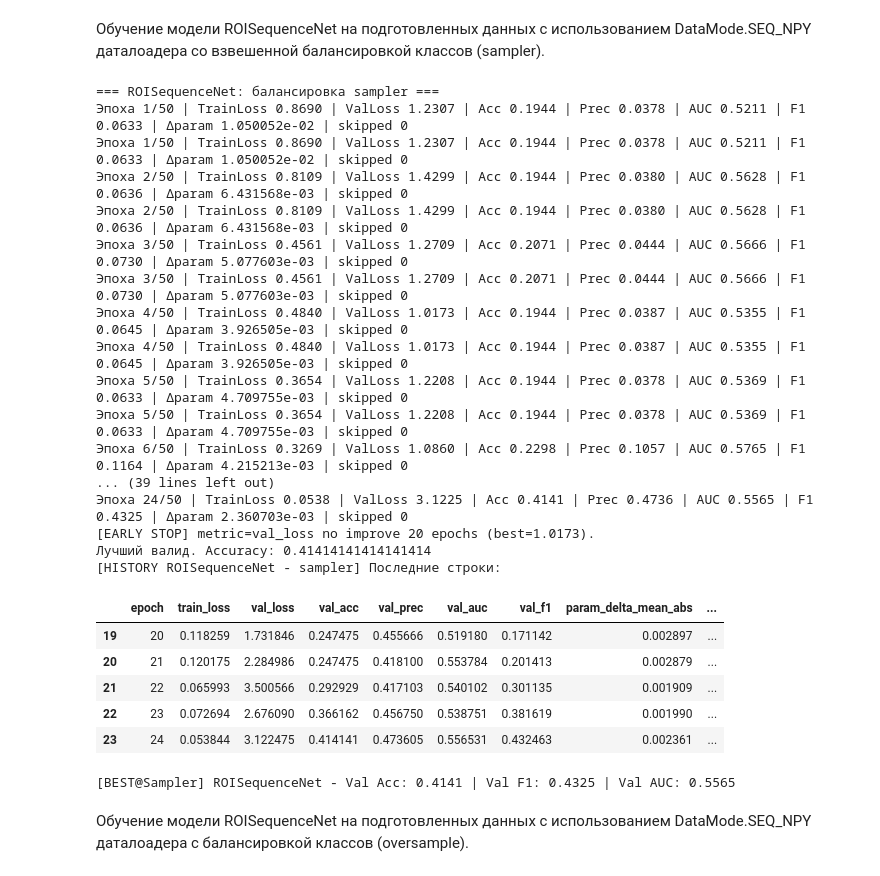
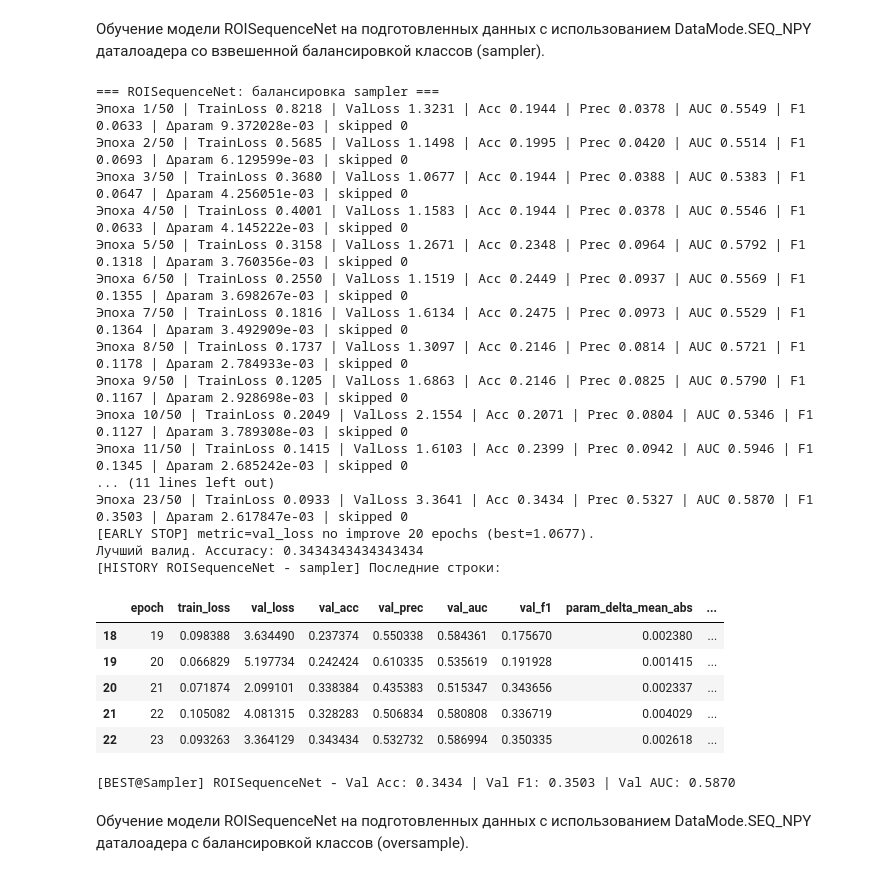
Before and after one commit to Amissum/ADHD_connectome_biomarkers_transfer_research, a Jupyter notebook: ADHD200/Pipelines/AthenaPipeline/Iter_3_ADHD200_train_v3.ipynb, the cells around one changed output. Saved outputs shown, nothing was run; the diff lists cells and outputs as text; code cells hidden in the pictures.

Commit message:
Updated ROISequenceNet by changing GRU layer with LSTM. Also fixed constants and model learning logic

```diff
--- a/ADHD200/Pipelines/AthenaPipeline/Iter_3_ADHD200_train_v3.ipynb
+++ b/ADHD200/Pipelines/AthenaPipeline/Iter_3_ADHD200_train_v3.ipynb
@@ -1111,12 +1104,19 @@ class MultiHeadTemporalAttention(nn.Module):
         if mask is None: return Z.mean(dim=1)
         w = mask.float().unsqueeze(-1); return (Z*w).sum(dim=1)/(w.sum(dim=1)+1e-8)
 
-# Основная модель ROISequenceNet: FiLM + SE + TCN + SE + BiGRU + MultiHeadAttention + Head
+# Основная модель ROISequenceNet: FiLM + SE + TCN + SE1D + BiLSTM + MultiHeadAttention + Head
 # Вход: (B,T,R) - батч временных рядов с R признаками
 # Выход: (B,C) - логиты по классам
-# Параметры настраивают размерности, дропауты и использование FiLM
+# Используются:
+# FiLM - условная модуляция по ковариатам (если cov_dim>0)
+# SE - Squeeze-and-Excitation блоки
+# TCN - Temporal Convolutional Network блоки для извлечения временных признаков
+# SE1D - SE блоки для 1D тензоров для пространственной адаптации
+# BiLSTM - двунаправленный LSTM для моделирования временных зависимостей
+# MultiHeadAttention - многоголовое временное внимание для агрегации по времени
+# Выход модели - логиты по классам ADHD
 class ROISequenceNet(nn.Module):
-    def __init__(self, n_roi, n_classes=4, cov_dim=0, tcn_dropout=0.1, gru_hidden=128, attn_heads=4):
+    def __init__(self, n_roi, n_classes=4, cov_dim=0, tcn_dropout=0.1, lstm_hidden=128, attn_heads=4):
         super().__init__()
         self.film = FiLM(cov_dim, 128) if cov_dim>0 else None
         self.se1 = SE1D(n_roi)
@@ -1126,9 +1126,9 @@ class ROISequenceNet(nn.Module):
             TemporalBlock(128, 128, kernel_size=5, dilation=4, dropout=tcn_dropout),
         )
         self.se2 = SE1D(128)
-        self.bigru = nn.GRU(input_size=128, hidden_size=gru_hidden, batch_first=True, bidirectional=True)
-        self.attn = MultiHeadTemporalAttention(d_model=2*gru_hidden, n_heads=attn_heads)
-        self.head = nn.Sequential(nn.Linear(2*gru_hidden,128), nn.ReLU(), nn.Dropout(0.2), nn.Linear(128, n_classes))
+        self.bigru = nn.LSTM(input_size=128, hidden_size=lstm_hidden, batch_first=True, bidirectional=True)
+        self.attn = MultiHeadTemporalAttention(d_model=2*lstm_hidden, n_heads=attn_heads)
+        self.head = nn.Sequential(nn.Linear(2*lstm_hidden,128), nn.ReLU(), nn.Dropout(0.2), nn.Linear(128, n_classes))
     def forward(self, x, mask=None, z=None):
         x = x.transpose(1,2); x = self.se1(x)
         if self.film is not None and z is not None: x = self.film(x, z)
@@ -1817,52 +1762,55 @@ print(f"[BEST@Sampler] SimpleGRU - Val Acc: {val_acc_gru_sampler:.4f} | Val F1:
 # %%
 model_roi_seq_net_sampler = ROISequenceNet(n_roi=ROI, n_classes=N_CLASSES, cov_dim=cov_dim).to(DEVICE)
 checkpoint_dir_path_roi_seq_net_sampler = f"{CHECKPOINT_DIR}/ROISequenceNet_sampler"
 os.makedirs(checkpoint_dir_path_roi_seq_net_sampler, exist_ok=True)
 
 print('\n=== ROISequenceNet: балансировка sampler ===')
-if not REUSE_MODELS or not os.path.exists(os.path.join(checkpoint_dir_path_roi_seq_net_sampler, 'best_model.pth')):
+if not REUSE_MAIN_MODELS or not os.path.exists(os.path.join(checkpoint_dir_path_roi_seq_net_sampler, 'best_model.pth')):
+    # Удалим существующий чекпоинт, чтобы не мешал
+    if os.path.exists(os.path.join(checkpoint_dir_path_roi_seq_net_sampler, 'best_model.pth')):
+        os.remove(os.path.join(checkpoint_dir_path_roi_seq_net_sampler, 'best_model.pth'))
     history_roi_seq_sampler = train_model(
         model_roi_seq_net_sampler, train_dl_sampler, val_dl_sampler, class_counts_main, DEVICE,
         epochs=EPOCHS, checkpoint_dir=checkpoint_dir_path_roi_seq_net_sampler,
         lr=LR, weight_decay=WEIGHT_DECAY, debug=False,
         early_metric=EARLY_STOP_METRIC, patience=EARLY_STOP_PATIENCE, min_delta=MIN_DELTA_IMPROVE
     )
     hist_roi_seq_sampler_df = pd.DataFrame(history_roi_seq_sampler)
     print('[HISTORY ROISequenceNet - sampler] Последние строки:')
     display(hist_roi_seq_sampler_df.tail())
 else:
-    model_roi_seq_net_sampler.load_state_dict(torch.load(os.path.join(checkpoint_dir_path_roi_seq_net_sampler, 'best_model.pth')))
     print("Загружен существующий чекпоинт ROISequenceNet.")
 
-model_roi_seq_net_sampler.load_state_dict(torch.load(os.path.join(checkpoint_dir_path_roi_seq_net_sampler, 'best_model.pth')))
+if os.path.exists(os.path.join(checkpoint_dir_path_roi_seq_net_sampler, 'best_model.pth')):
+    model_roi_seq_net_sampler.load_state_dict(torch.load(os.path.join(checkpoint_dir_path_roi_seq_net_sampler, 'best_model.pth')))
 model_roi_seq_net_sampler.eval()
 val_loss_roi_seq_net_sampler, val_acc_roi_seq_net_sampler, val_prec_roi_seq_net_sampler, val_auc_roi_seq_net_sampler, val_f1_roi_seq_net_sampler = Trainer(model_roi_seq_net_sampler, train_dl_sampler, val_dl_sampler, class_counts_main, DEVICE).evaluate()
 print(f"[BEST@Sampler] ROISequenceNet - Val Acc: {val_acc_roi_seq_net_sampler:.4f} | Val F1: {val_f1_roi_seq_net_sampler:.4f} | Val AUC: {val_auc_roi_seq_net_sampler:.4f}")
 # %% [output]
 === ROISequenceNet: балансировка sampler ===
-Эпоха 1/50 | TrainLoss 0.8690 | ValLoss 1.2307 | Acc 0.1944 | Prec 0.0378 | AUC 0.5211 | F1 0.0633 | Δparam 1.050052e-02 | skipped 0
-Эпоха 1/50 | TrainLoss 0.8690 | ValLoss 1.2307 | Acc 0.1944 | Prec 0.0378 | AUC 0.5211 | F1 0.0633 | Δparam 1.050052e-02 | skipped 0
-Эпоха 2/50 | TrainLoss 0.8109 | ValLoss 1.4299 | Acc 0.1944 | Prec 0.0380 | AUC 0.5628 | F1 0.0636 | Δparam 6.431568e-03 | skipped 0
-Эпоха 2/50 | TrainLoss 0.8109 | ValLoss 1.4299 | Acc 0.1944 | Prec 0.0380 | AUC 0.5628 | F1 0.0636 | Δparam 6.431568e-03 | skipped 0
-Эпоха 3/50 | TrainLoss 0.4561 | ValLoss 1.2709 | Acc 0.2071 | Prec 0.0444 | AUC 0.5666 | F1 0.0730 | Δparam 5.077603e-03 | skipped 0
-Эпоха 3/50 | TrainLoss 0.4561 | ValLoss 1.2709 | Acc 0.2071 | Prec 0.0444 | AUC 0.5666 | F1 0.0730 | Δparam 5.077603e-03 | skipped 0
-Эпоха 4/50 | TrainLoss 0.4840 | ValLoss 1.0173 | Acc 0.1944 | Prec 0.0387 | AUC 0.5355 | F1 0.0645 | Δparam 3.926505e-03 | skipped 0
-Эпоха 4/50 | TrainLoss 0.4840 | ValLoss 1.0173 | Acc 0.1944 | Prec 0.0387 | AUC 0.5355 | F1 0.0645 | Δparam 3.926505e-03 | skipped 0
-Эпоха 5/50 | TrainLoss 0.3654 | ValLoss 1.2208 | Acc 0.1944 | Prec 0.0378 | AUC 0.5369 | F1 0.0633 | Δparam 4.709755e-03 | skipped 0
-Эпоха 5/50 | TrainLoss 0.3654 | ValLoss 1.2208 | Acc 0.1944 | Prec 0.0378 | AUC 0.5369 | F1 0.0633 | Δparam 4.709755e-03 | skipped 0
-Эпоха 6/50 | TrainLoss 0.3269 | ValLoss 1.0860 | Acc 0.2298 | Prec 0.1057 | AUC 0.5765 | F1 0.1164 | Δparam 4.215213e-03 | skipped 0
-... (39 lines left out)
-Эпоха 24/50 | TrainLoss 0.0538 | ValLoss 3.1225 | Acc 0.4141 | Prec 0.4736 | AUC 0.5565 | F1 0.4325 | Δparam 2.360703e-03 | skipped 0
-[EARLY STOP] metric=val_loss no improve 20 epochs (best=1.0173).
-Лучший валид. Accuracy: 0.41414141414141414
+Эпоха 1/50 | TrainLoss 0.8218 | ValLoss 1.3231 | Acc 0.1944 | Prec 0.0378 | AUC 0.5549 | F1 0.0633 | Δparam 9.372028e-03 | skipped 0
+Эпоха 2/50 | TrainLoss 0.5685 | ValLoss 1.1498 | Acc 0.1995 | Prec 0.0420 | AUC 0.5514 | F1 0.0693 | Δparam 6.129599e-03 | skipped 0
+Эпоха 3/50 | TrainLoss 0.3680 | ValLoss 1.0677 | Acc 0.1944 | Prec 0.0388 | AUC 0.5383 | F1 0.0647 | Δparam 4.256051e-03 | skipped 0
+Эпоха 4/50 | TrainLoss 0.4001 | ValLoss 1.1583 | Acc 0.1944 | Prec 0.0378 | AUC 0.5546 | F1 0.0633 | Δparam 4.145222e-03 | skipped 0
+Эпоха 5/50 | TrainLoss 0.3158 | ValLoss 1.2671 | Acc 0.2348 | Prec 0.0964 | AUC 0.5792 | F1 0.1318 | Δparam 3.760356e-03 | skipped 0
+Эпоха 6/50 | TrainLoss 0.2550 | ValLoss 1.1519 | Acc 0.2449 | Prec 0.0937 | AUC 0.5569 | F1 0.1355 | Δparam 3.698267e-03 | skipped 0
+Эпоха 7/50 | TrainLoss 0.1816 | ValLoss 1.6134 | Acc 0.2475 | Prec 0.0973 | AUC 0.5529 | F1 0.1364 | Δparam 3.492909e-03 | skipped 0
+Эпоха 8/50 | TrainLoss 0.1737 | ValLoss 1.3097 | Acc 0.2146 | Prec 0.0814 | AUC 0.5721 | F1 0.1178 | Δparam 2.784933e-03 | skipped 0
+Эпоха 9/50 | TrainLoss 0.1205 | ValLoss 1.6863 | Acc 0.2146 | Prec 0.0825 | AUC 0.5790 | F1 0.1167 | Δparam 2.928698e-03 | skipped 0
+Эпоха 10/50 | TrainLoss 0.2049 | ValLoss 2.1554 | Acc 0.2071 | Prec 0.0804 | AUC 0.5346 | F1 0.1127 | Δparam 3.789308e-03 | skipped 0
+Эпоха 11/50 | TrainLoss 0.1415 | ValLoss 1.6103 | Acc 0.2399 | Prec 0.0942 | AUC 0.5946 | F1 0.1345 | Δparam 2.685242e-03 | skipped 0
+... (11 lines left out)
+Эпоха 23/50 | TrainLoss 0.0933 | ValLoss 3.3641 | Acc 0.3434 | Prec 0.5327 | AUC 0.5870 | F1 0.3503 | Δparam 2.617847e-03 | skipped 0
+[EARLY STOP] metric=val_loss no improve 20 epochs (best=1.0677).
+Лучший валид. Accuracy: 0.3434343434343434
 [HISTORY ROISequenceNet - sampler] Последние строки:
 |  | epoch | train_loss | val_loss | val_acc | val_prec | val_auc | val_f1 | param_delta_mean_abs | ... |
-| 19 | 20 | 0.118259 | 1.731846 | 0.247475 | 0.455666 | 0.519180 | 0.171142 | 0.002897 | ... |
-| 20 | 21 | 0.120175 | 2.284986 | 0.247475 | 0.418100 | 0.553784 | 0.201413 | 0.002879 | ... |
-| 21 | 22 | 0.065993 | 3.500566 | 0.292929 | 0.417103 | 0.540102 | 0.301135 | 0.001909 | ... |
-| 22 | 23 | 0.072694 | 2.676090 | 0.366162 | 0.456750 | 0.538751 | 0.381619 | 0.001990 | ... |
-| 23 | 24 | 0.053844 | 3.122475 | 0.414141 | 0.473605 | 0.556531 | 0.432463 | 0.002361 | ... |
+| 18 | 19 | 0.098388 | 3.634490 | 0.237374 | 0.550338 | 0.584361 | 0.175670 | 0.002380 | ... |
+| 19 | 20 | 0.066829 | 5.197734 | 0.242424 | 0.610335 | 0.535619 | 0.191928 | 0.001415 | ... |
+| 20 | 21 | 0.071874 | 2.099101 | 0.338384 | 0.435383 | 0.515347 | 0.343656 | 0.002337 | ... |
+| 21 | 22 | 0.105082 | 4.081315 | 0.328283 | 0.506834 | 0.580808 | 0.336719 | 0.004029 | ... |
+| 22 | 23 | 0.093263 | 3.364129 | 0.343434 | 0.532732 | 0.586994 | 0.350335 | 0.002618 | ... |
-[BEST@Sampler] ROISequenceNet - Val Acc: 0.4141 | Val F1: 0.4325 | Val AUC: 0.5565
+[BEST@Sampler] ROISequenceNet - Val Acc: 0.3434 | Val F1: 0.3503 | Val AUC: 0.5870
 # %% [markdown]
 Обучение модели ROISequenceNet на подготовленных данных с использованием DataMode.SEQ_NPY даталоадера с балансировкой классов (oversample).
 # %%
```
Also changed, not shown: parts of 25 cells of this notebook, 1 other file.
